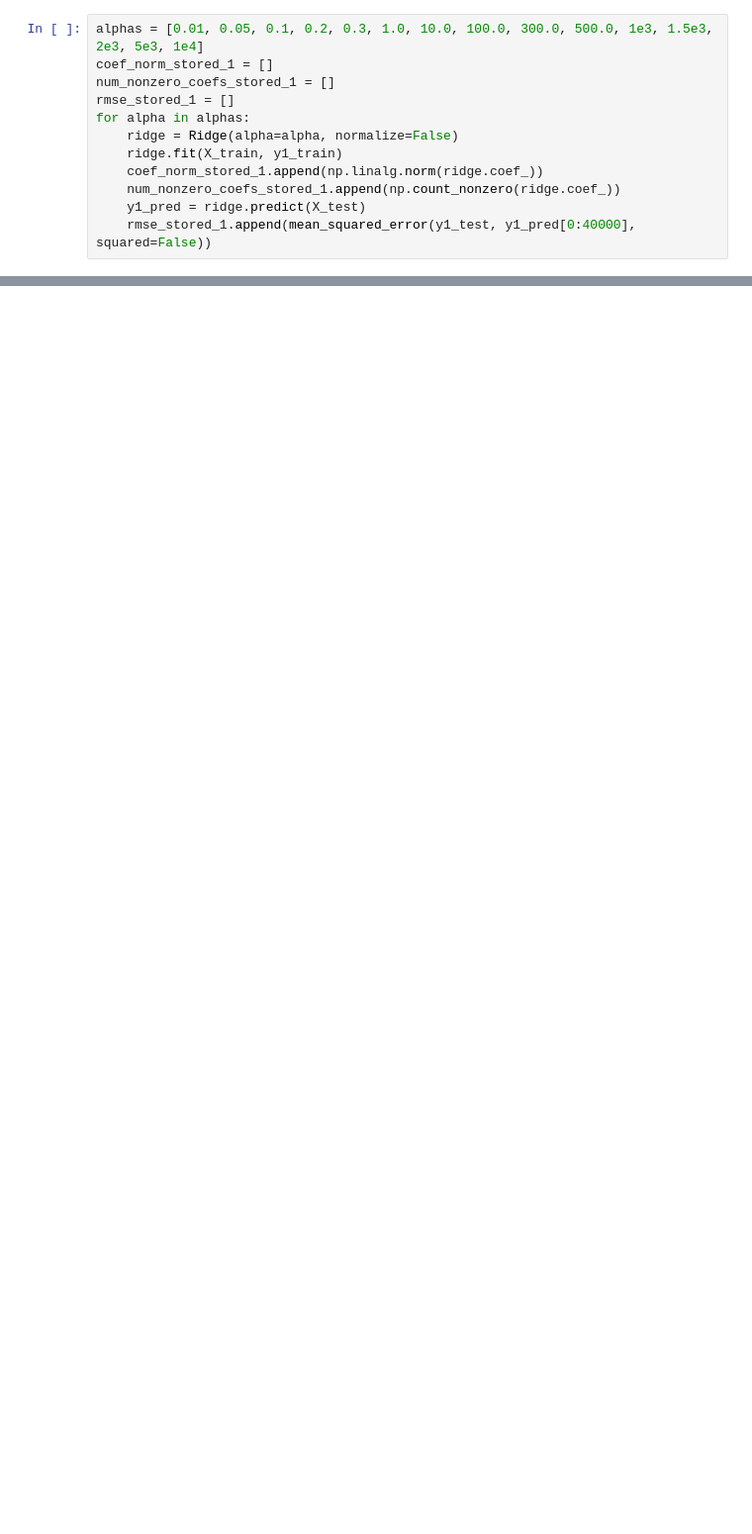
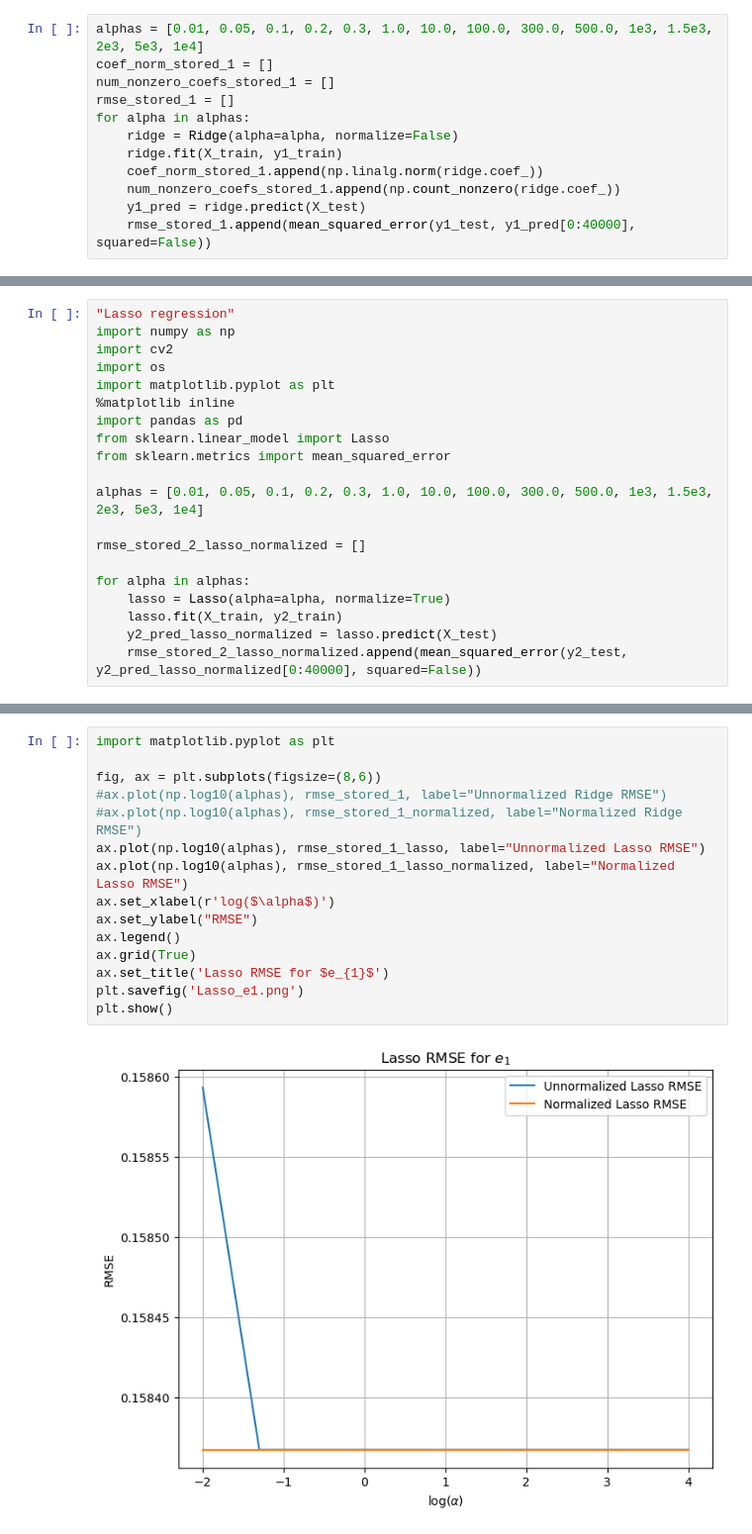
Before and after one commit to CUBoulderMachineLearningProject/GuardiansOfTheGalaxy, a Jupyter notebook: MayAn/Ellipticity_Ridge_linear_regression.ipynb, the cells around one changed output, grey strips where cells are left out. Shown at 99% size. Cells and saved outputs as stored; diff of their text form; blank space fills up the shorter version.

Commit message:
Regression models

```diff
--- a/MayAn/Ellipticity_Ridge_linear_regression.ipynb
+++ b/MayAn/Ellipticity_Ridge_linear_regression.ipynb
@@ -110,0 +389,20 @@ rmse_stored_1
+# %%
+"Lasso regression"
+import numpy as np
+import cv2
+import os
+import matplotlib.pyplot as plt
+%matplotlib inline
+import pandas as pd
+from sklearn.linear_model import Lasso
+from sklearn.metrics import mean_squared_error
+
+alphas = [0.01, 0.05, 0.1, 0.2, 0.3, 1.0, 10.0, 100.0, 300.0, 500.0, 1e3, 1.5e3, 2e3, 5e3, 1e4]
+
+rmse_stored_2_lasso_normalized = []
+
+for alpha in alphas:
+    lasso = Lasso(alpha=alpha, normalize=True)
+    lasso.fit(X_train, y2_train)
+    y2_pred_lasso_normalized = lasso.predict(X_test)
+    rmse_stored_2_lasso_normalized.append(mean_squared_error(y2_test, y2_pred_lasso_normalized[0:40000], squared=False))
@@ -110,0 +449,17 @@ rmse_stored_1
+# %%
+import matplotlib.pyplot as plt
+
+fig, ax = plt.subplots(figsize=(8,6))
+#ax.plot(np.log10(alphas), rmse_stored_1, label="Unnormalized Ridge RMSE")
+#ax.plot(np.log10(alphas), rmse_stored_1_normalized, label="Normalized Ridge RMSE")
+ax.plot(np.log10(alphas), rmse_stored_1_lasso, label="Unnormalized Lasso RMSE")
+ax.plot(np.log10(alphas), rmse_stored_1_lasso_normalized, label="Normalized Lasso RMSE")
+ax.set_xlabel(r'log($\alpha$)')
+ax.set_ylabel("RMSE")
+ax.legend()
+ax.grid(True)
+ax.set_title('Lasso RMSE for $e_{1}$')
+plt.savefig('Lasso_e1.png')
+plt.show()
+# %% [output]
+[figure, added]
```
Also changed, not shown: parts of 46 cells of this notebook.
